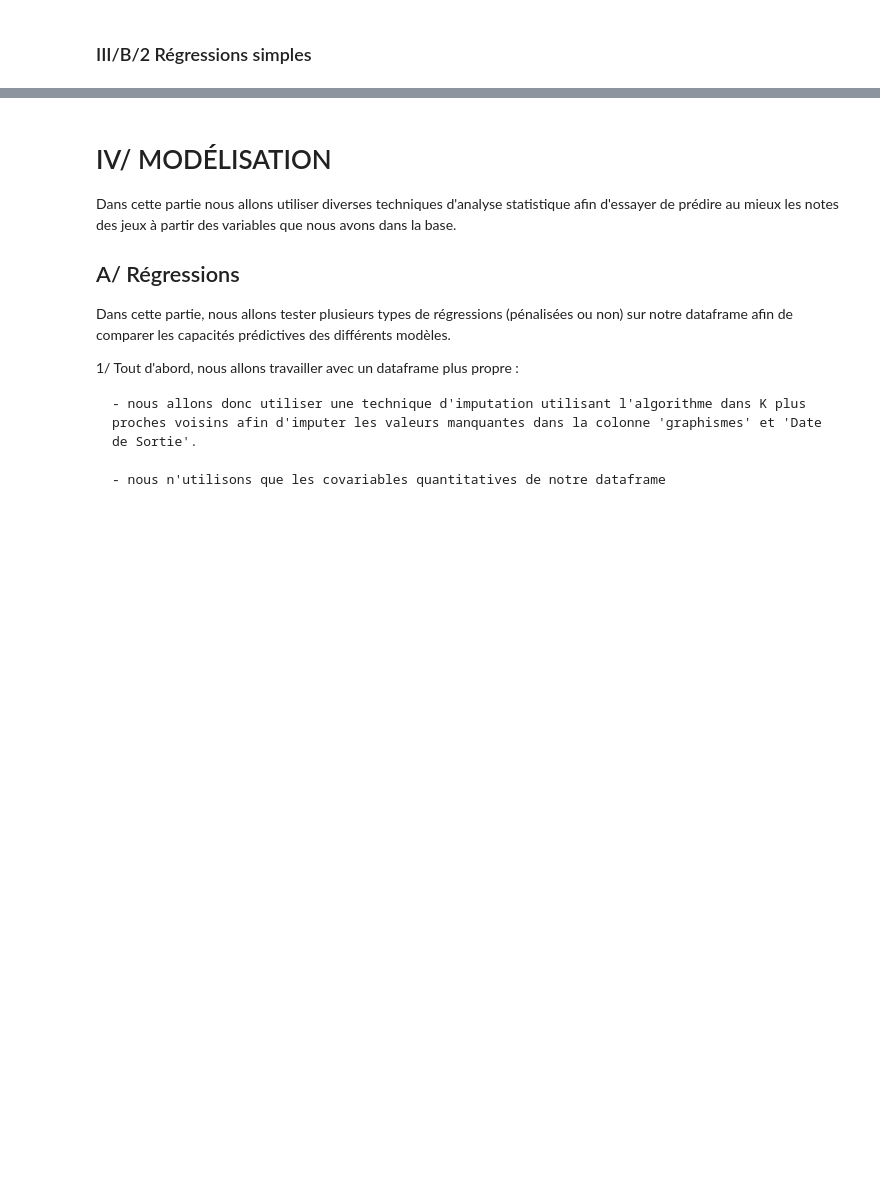
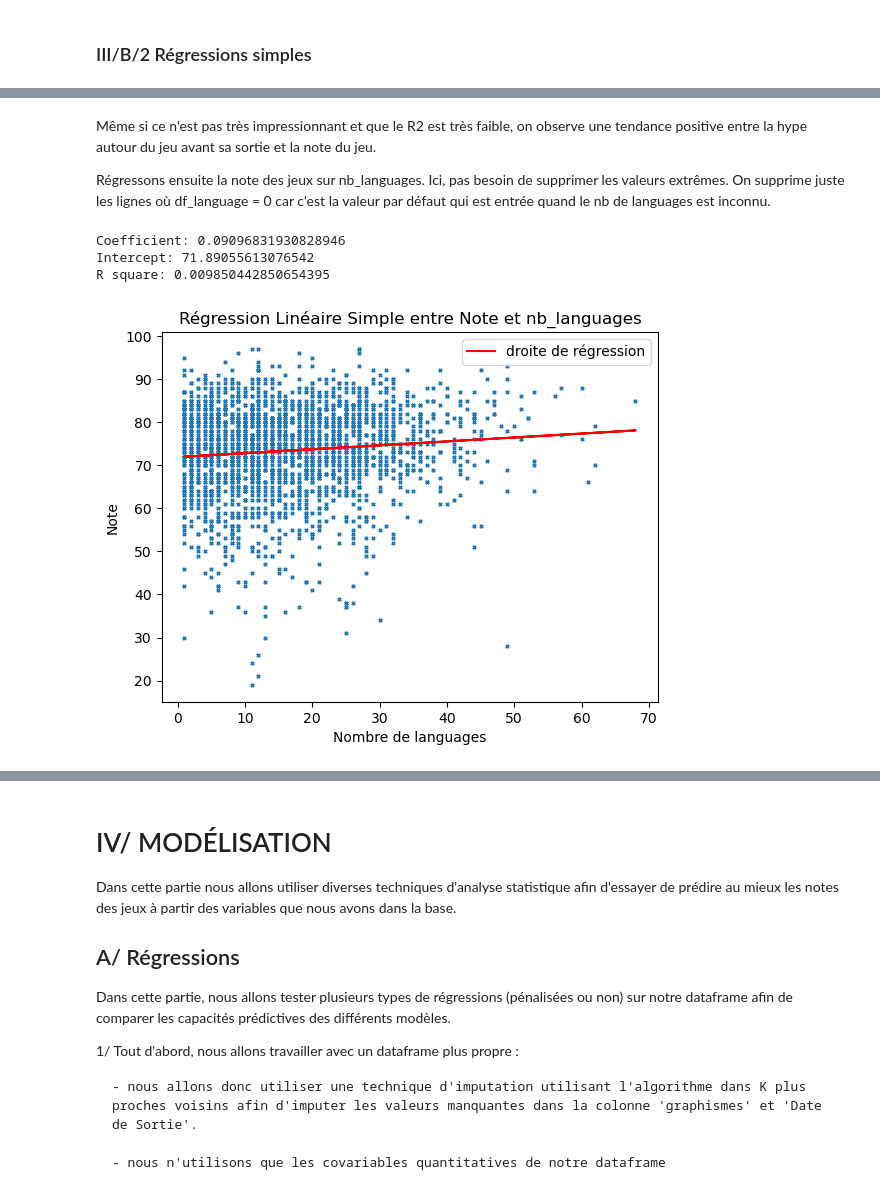
Before and after one commit to PyTomSss/PythonProjects, a Jupyter notebook: Project_Notebook.ipynb, the cells around one changed output, grey strips where cells are left out. Drawn from its saved outputs; the diff is of its cells as text; code cells hidden in the pictures; blank space fills up the shorter version.

```diff
--- a/Project_Notebook.ipynb
+++ b/Project_Notebook.ipynb
@@ -1598,0 +1631,34 @@ Les variables corrélées négativement à 'Note' sont ici Fighting et Unreal En
+# %% [markdown]
+Même si ce n'est pas très impressionnant et que le R2 est très faible, on observe une tendance positive entre la hype autour du jeu avant sa sortie et la note du jeu.
+
+Régressons ensuite la note des jeux sur nb_languages. Ici, pas besoin de supprimer les valeurs extrêmes. On supprime juste les lignes où df_language = 0 car c'est la valeur par défaut qui est entrée quand le nb de languages est inconnu.
+# %%
+dfheatmap1=dfheatmap[dfheatmap['nb_languages']!=0]
+
+X = dfheatmap1['nb_languages']
+X = np.c_[X, np.ones(X.shape[0])]
+
+y = dfheatmap1['Note']
+
+
+model = LinearRegression()
+model.fit(X, y)
+
+print("Coefficient:", model.coef_[0])
+print("Intercept:", model.intercept_)
+print("R square:", model.score(X, y))
+
+predictions = model.predict(X)
+
+plt.scatter(dfheatmap1['nb_languages'], y,marker = 'x',s=5)
+plt.plot(dfheatmap1['nb_languages'], predictions, color='red', label='droite de régression')
+plt.xlabel('Nombre de languages')
+plt.ylabel('Note')
+plt.title('Régression Linéaire Simple entre Note et nb_languages')
+plt.legend()
+plt.show()
+# %% [output]
+Coefficient: 0.09096831930828946
+Intercept: 71.89055613076542
+R square: 0.009850442850654395
+[figure, added]
```
Also changed, not shown: parts of 26 cells of this notebook.
